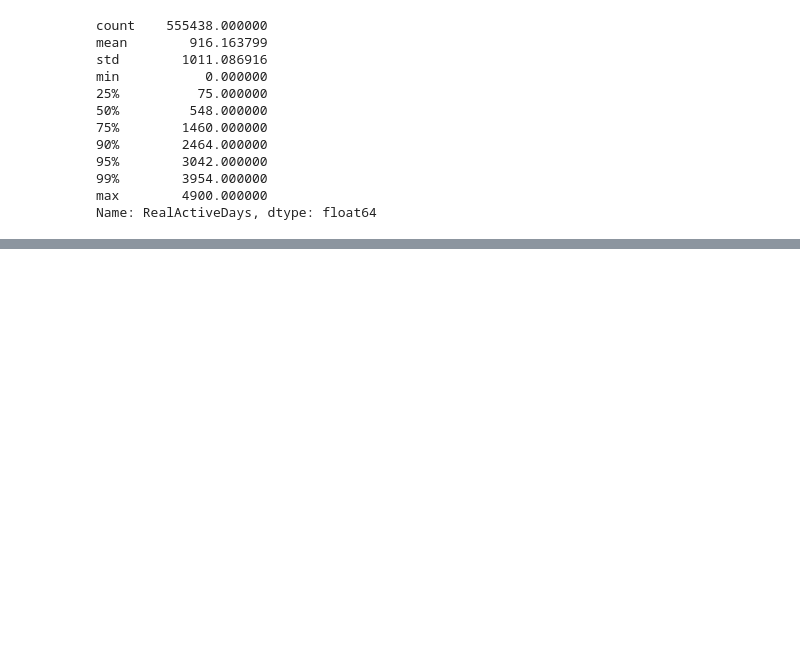
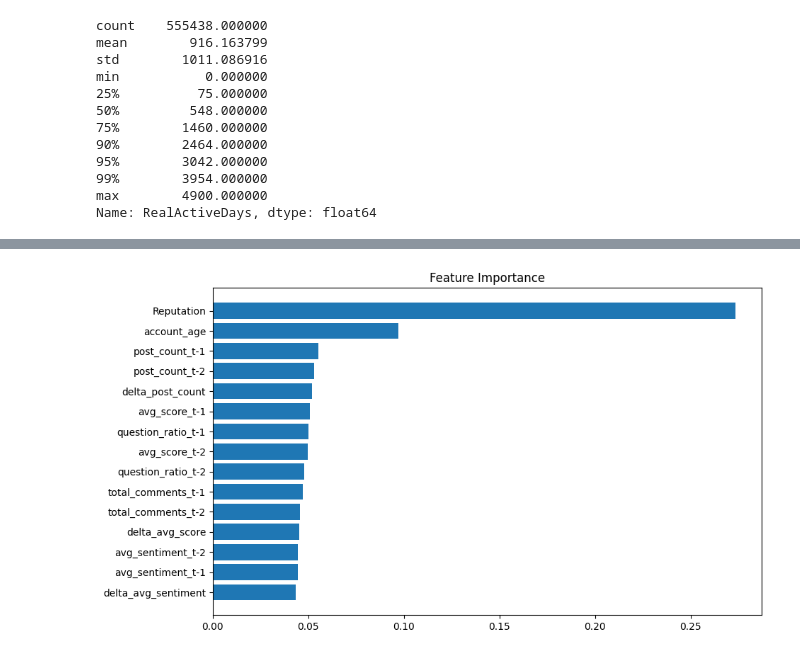
Before and after one commit to QiaNiang/Data-Mining-Stackexchange, a Jupyter notebook: Predictive_Mining/User_prediction.ipynb, the cells around one changed output, grey strips where cells are left out. Drawn from its saved outputs; the diff is of its cells as text; code cells hidden in the pictures; blank space fills up the shorter version.

```diff
--- a/Predictive_Mining/User_prediction.ipynb
+++ b/Predictive_Mining/User_prediction.ipynb
@@ -92,18 +76,0 @@ user_month_active['is_active'] = 1
-# %%
-# 真实发帖数
-df['YearMonth'] = df['CreationDate_post'].dt.to_period('M')
-monthly_post_count = df.groupby(['OwnerUserId', 'YearMonth'])['Id_post'].count().reset_index()
-monthly_post_count.columns = ['OwnerUserId', 'YearMonth', 'post_count']
-
-# 合并到 user_month_active 表中
-user_month_active = user_month_active.merge(monthly_post_count, on=['OwnerUserId', 'YearMonth'], how='left')
-user_month_active['post_count'] = user_month_active['post_count'].fillna(0)
-# %%
-# 按用户、时间排序
-user_month_active = user_month_active.sort_values(['OwnerUserId', 'YearMonth'])
-
-# 添加滞后特征（post_count 可扩展）
-for i in range(1, 4):
-    user_month_active[f'post_count_t-{i}'] = (
-        user_month_active.groupby('OwnerUserId')['post_count'].shift(i)
-    )
@@ -135,7 +137,17 @@ Name: count, dtype: int64
+# %%
+feature_cols = [
+    'post_count_t-1', 'post_count_t-2', 'delta_post_count',
+    'avg_score_t-1', 'avg_score_t-2', 'delta_avg_score',
+    'total_comments_t-1', 'total_comments_t-2',
+    'avg_sentiment_t-1', 'avg_sentiment_t-2', 'delta_avg_sentiment',
+    'question_ratio_t-1', 'question_ratio_t-2',
+    'Reputation', 'account_age'
+]
 # %%
-from xgboost import XGBClassifier
-from sklearn.model_selection import train_test_split
-from sklearn.metrics import classification_report, roc_auc_score
+model_df = half_df.dropna(subset=feature_cols + ['label'])
+
+X = model_df[feature_cols].fillna(0)
+y = model_df['label'].astype(int)
 
 X_train, X_test, y_train, y_test = train_test_split(X, y, stratify=y, random_state=42)
 
@@ -151,0 +176,13 @@ ValueError: Invalid classes inferred from unique values of `y`.  Expected: [0],
+# %%
+import matplotlib.pyplot as plt
+
+importances = model.feature_importances_
+sorted_idx = importances.argsort()[::-1]
+
+plt.figure(figsize=(10,6))
+plt.barh([feature_cols[i] for i in sorted_idx], importances[sorted_idx])
+plt.gca().invert_yaxis()
+plt.title("Feature Importance")
+plt.show()
+# %% [output]
+[figure, added]
```
Also changed, not shown: parts of 13 cells of this notebook.
